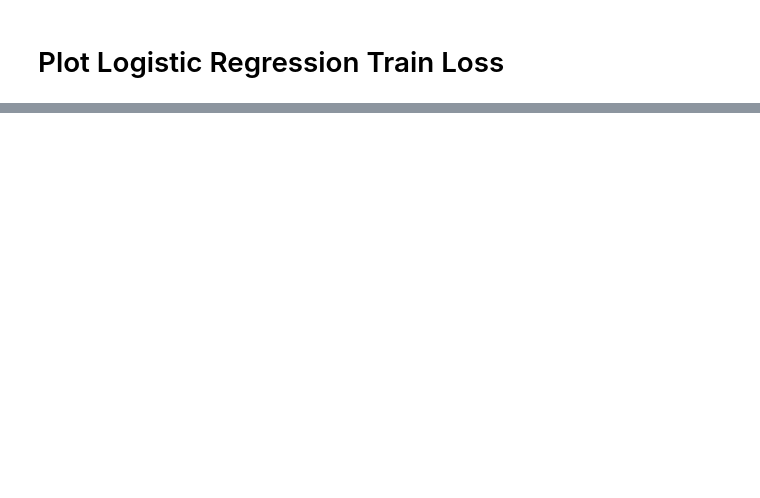
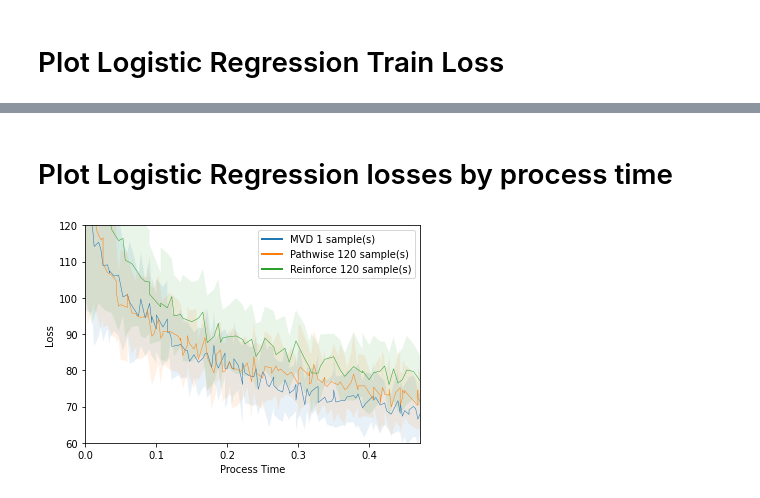
Before and after one commit to M8is/master-thesis-code, a Jupyter notebook: notebooks/plot-losses.ipynb, the cells around one changed output, grey strips where cells are left out. Drawn from its saved outputs; the diff is of its cells as text; code cells hidden in the pictures; blank space fills up the shorter version.

```diff
--- a/notebooks/plot-losses.ipynb
+++ b/notebooks/plot-losses.ipynb
@@ -222,0 +195,32 @@ plt.show()
+# %% [markdown]
+# Plot Logistic Regression losses by process time
+# %%
+test_losses = defaultdict(list)
+for k, v in collect_by(logreg_results, 'mc_estimator').items():
+    for meta in v:
+        test_losses[k].append((meta, TensorHolder.load(meta['results_dir'], 'train_loss'), TensorHolder.load(meta['results_dir'], 'iteration_times')))
+test_losses.default_factory = None
+
+shortest_run = float('inf')
+for run in test_losses.values():
+    meta = run[0][0]
+    losses = []
+    timestamps = []
+    for meta, loss, timestamp in run:
+        losses.append(loss.data.numpy().flatten())
+        timestamps.append(timestamp.data.numpy().flatten())
+    losses = np.array(losses)
+    timestamps = np.array(timestamps).mean(axis=0)
+    timestamps -= timestamps[0]
+    shortest_run = min(shortest_run, timestamps[-1])
+    plot(losses.mean(axis=0), losses.std(axis=0), losses_label, meta, xspace=timestamps)
+
+legend()
+plt.xlabel('Process Time')
+plt.ylabel('Loss')
+plt.ylim(60, 120)
+plt.xlim(0, shortest_run)
+plt.savefig(plot_dir / f'logreg_test_timed_losses_until_end.pdf')
+plt.show()
+# %% [output]
+[figure, added]
```
Also changed, not shown: parts of 8 cells of this notebook, 3 other files.
